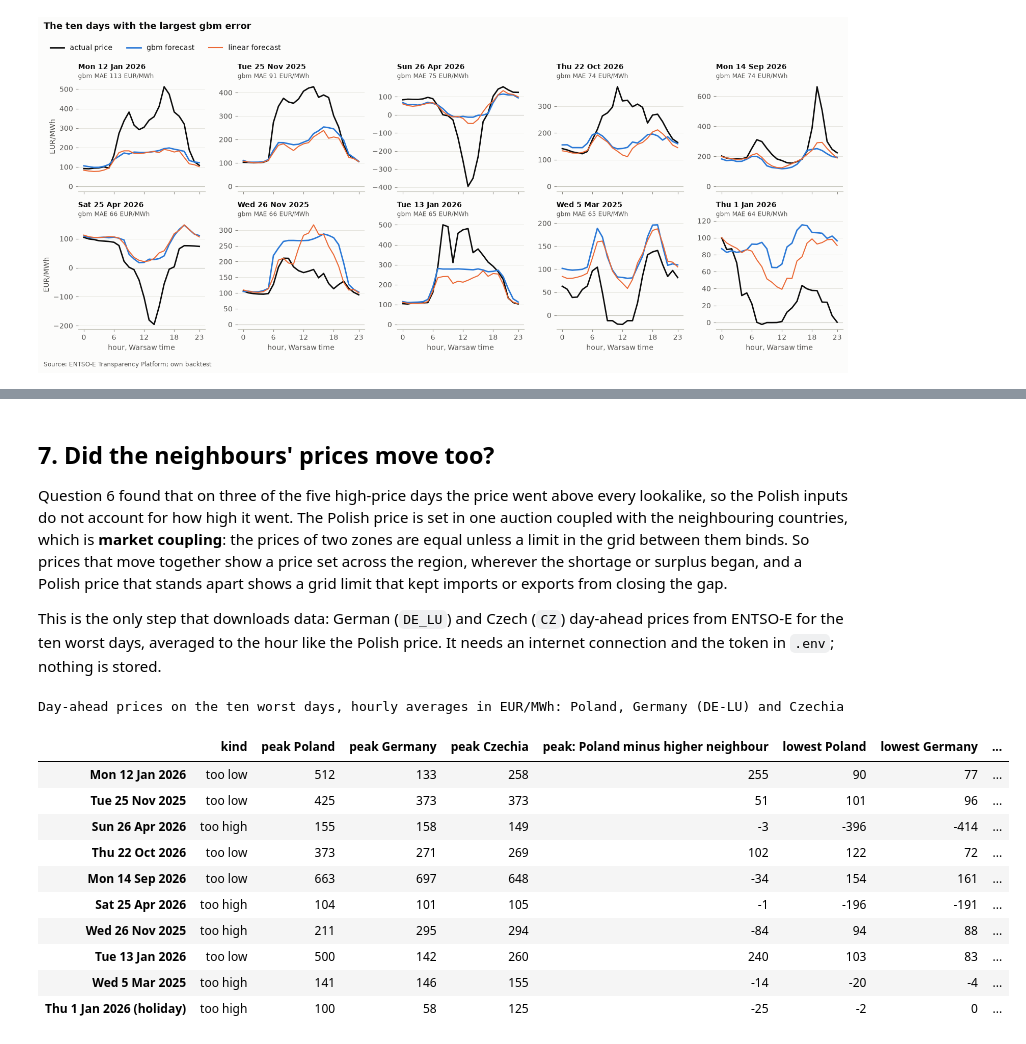
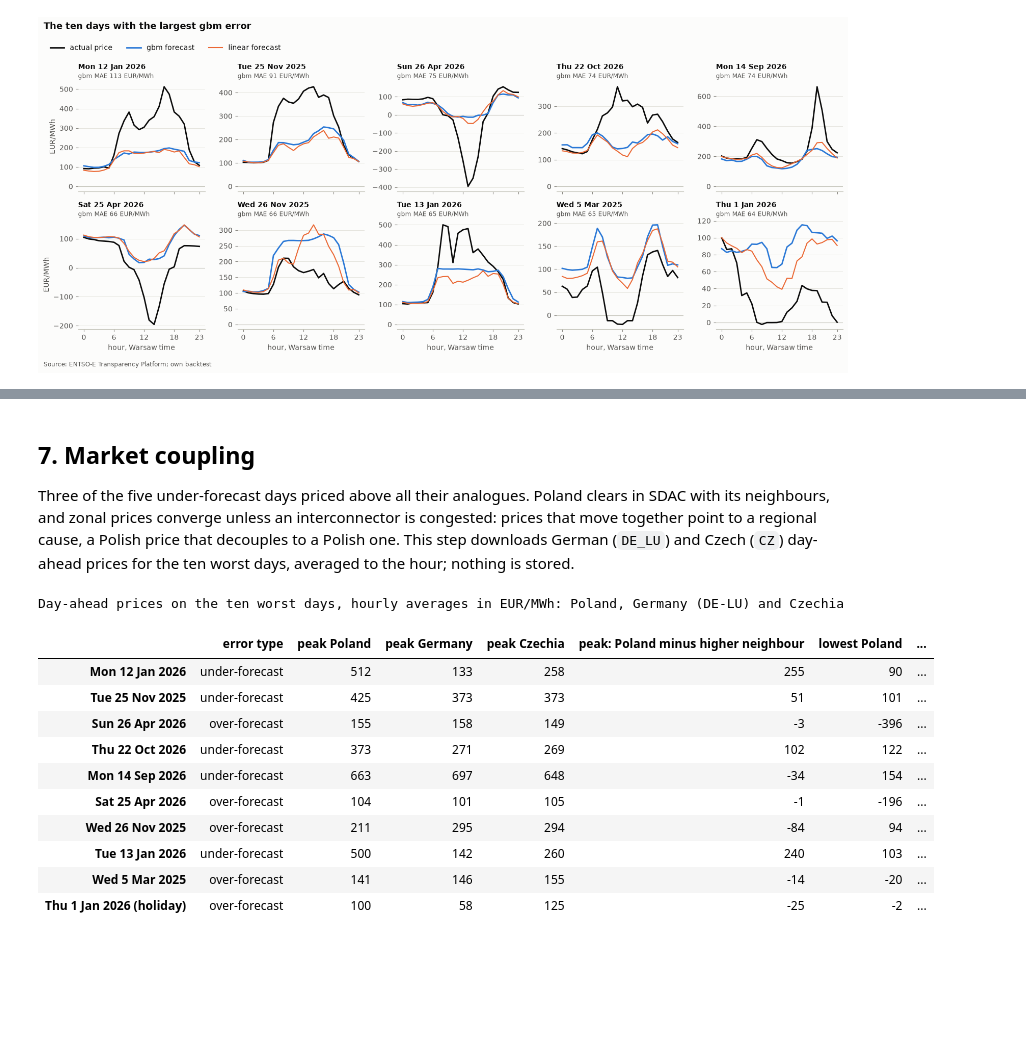
Before and after one commit to Tomek72/pl-dayahead, a Jupyter notebook: notebooks/02_error_analysis.ipynb, the cells around one changed output, grey strips where cells are left out. Drawn from its saved outputs; the diff is of its cells as text; code cells hidden in the pictures; blank space fills up the shorter version.

```diff
--- a/notebooks/02_post_mortem.ipynb
+++ b/notebooks/02_error_analysis.ipynb
@@ -552,42 +532,42 @@ The change leaves part of the misses unexplained: on the too-low days the papers
 # %%
-# For each worst day: where day d's own forecasts fall among comparable days. Comparable days are those within
-# 30 days of it, before or after, of the same type (working day, or weekend and holiday), without the day itself.
-# Each percentile is the share of comparable days with a lower value: 0 is the lowest, 100 the highest.
+# For each worst day: where day d's own forecasts fall in its reference window, the days within 30 days of it,
+# before or after, of the same type (working day, or weekend and holiday), without the day itself.
+# Each percentile is the share of reference days with a lower value: 0 is the lowest, 100 the highest.
 per_day = hours.groupby('day').agg(
     wind=('wind_fcst', 'mean'), peak_load=('load_fcst', 'max'),
-    res_max=('residual_load_fcst', 'max'), res_min=('residual_load_fcst', 'min'),
+    residual_max=('residual_load_fcst', 'max'), residual_min=('residual_load_fcst', 'min'),
 ) / MW_PER_GW
 per_day['off'] = (per_day.index.dayofweek >= 5) | daily['holiday'].reindex(per_day.index).to_numpy()
 
 
-def comparison_days(day):
-    # The comparable days defined above. Question 6 uses the same function, so the rule cannot drift.
+def reference_days(day):
+    # The reference window defined above. Section 6 uses the same function, so the rule cannot drift.
     window = abs(per_day.index - day) <= pd.Timedelta(days=30)
     same_type = (per_day['off'] == per_day.loc[day, 'off']).to_numpy()
     return per_day[window & same_type].drop(day)
 
 
-INPUT_NAMES = {'wind': 'wind', 'peak_load': 'peak load', 'res_max': 'tightest hour', 'res_min': 'loosest hour'}
+INPUT_NAMES = {'wind': 'wind', 'peak_load': 'peak load', 'residual_max': 'peak residual load', 'residual_min': 'minimum residual load'}
 rows = []
 for day in worst.index:
-    comparison = comparison_days(day)
-    row = {('kind', ''): worst.loc[day, 'kind'], ('comparison days', ''): len(comparison)}
+    reference = reference_days(day)
+    row = {('error type', ''): worst.loc[day, 'error_type'], ('reference days', ''): len(reference)}
     for column, name in INPUT_NAMES.items():
         row[(name, 'GW')] = per_day.loc[day, column]
-        row[(name, 'percentile')] = 100 * (comparison[column] < per_day.loc[day, column]).mean()
+        row[(name, 'percentile')] = 100 * (reference[column] < per_day.loc[day, column]).mean()
     rows.append(pd.Series(row, name=day))
 inputs = pd.DataFrame(rows)
 
 # Which inputs are extreme (beyond the 5th or 95th percentile), and which miss that cut-off by a single
-# comparison day: with n comparison days, one day moves a percentile by 100/n points.
+# reference day: with n reference days, one day moves a percentile by 100/n points.
 percentile_columns = [(name, 'percentile') for name in INPUT_NAMES.values()]
 for day in inputs.index:
-    comparison_count = inputs.loc[day, ('comparison days', '')]
+    reference_count = inputs.loc[day, ('reference days', '')]
     percentiles = {name: inputs.loc[day, (name, 'percentile')] for name in INPUT_NAMES.values()}
     extreme_inputs = [name for name, percentile in percentiles.items() if not 5 <= percentile <= 95]
-    one_day_short = [name for name, percentile in percentiles.items() if name not in extreme_inputs and (percentile + 100 / comparison_count > 95 or percentile - 100 / comparison_count < 5)]
-    print(f"{day_label(day, weekday=False)} ({inputs.loc[day, ('kind', '')]}): extreme {', '.join(extreme_inputs) or 'none'}"
-          + (f"; one comparison day short: {', '.join(one_day_short)}" if one_day_short else ''))
+    one_day_short = [name for name, percentile in percentiles.items() if name not in extreme_inputs and (percentile + 100 / reference_count > 95 or percentile - 100 / reference_count < 5)]
+    print(f"{day_label(day, weekday=False)} ({inputs.loc[day, ('error type', '')]}): extreme {', '.join(extreme_inputs) or 'none'}"
+          + (f"; one reference day short: {', '.join(one_day_short)}" if one_day_short else ''))
 has_extreme = ((inputs[percentile_columns] > 95) | (inputs[percentile_columns] < 5)).any(axis=1)
 print(f"{has_extreme.sum()} of {len(inputs)} days have at least one extreme input")
 
@@ -595,9 +575,9 @@ print(f"{has_extreme.sum()} of {len(inputs)} days have at least one extreme inpu
 # year: when load rises through the season, the last day of a one-sided window ranks near the top.
 last_day = per_day.index.max()
 for day in inputs.index[inputs.index + pd.Timedelta(days=30) > last_day]:
-    comparison = comparison_days(day)
+    reference = reference_days(day)
     print(f"{day_label(day, weekday=False)}: the data ends on {day_label(last_day, weekday=False)}, so "
-          f"{(comparison.index < day).sum()} comparison days come before it and {(comparison.index > day).sum()} after")
+          f"{(reference.index < day).sum()} reference days come before it and {(reference.index > day).sum()} after")
     trend_by_year = {}
     for year in sorted(set(per_day.index.year)):
         centre = day.replace(year=year)
@@ -609,6 +589,6 @@ for day in inputs.index[inputs.index + pd.Timedelta(days=30) > last_day]:
 
 gw_columns = [(name, 'GW') for name in INPUT_NAMES.values()]
 (inputs.set_axis(day_labels).style.format('{:.1f}', subset=gw_columns + percentile_columns)
- .pipe(captioned, "Day d's forecasts on the ten worst days: mean wind, peak load, and residual load in the tightest and "
-              "loosest hours, in GW, with each one's percentile among the comparison days"))
+ .pipe(captioned, "Day d's forecasts on the ten worst days: mean wind, peak load, and peak and minimum residual load, in GW, "
+              "with each one's percentile in the reference window"))
 # %% [output]
@@ -833,48 +811,46 @@ Median error in the tightest hour on tight days, forecast minus price, EUR/MWh,
 # %% [markdown]
-## 7. Did the neighbours' prices move too?
+## 7. Market coupling
 
-Question 6 found that on three of the five high-price days the price went above every lookalike, so the Polish inputs do not account for how high it went. The Polish price is set in one auction coupled with the neighbouring countries, which is **market coupling**: the prices of two zones are equal unless a limit in the grid between them binds. So prices that move together show a price set across the region, wherever the shortage or surplus began, and a Polish price that stands apart shows a grid limit that kept imports or exports from closing the gap.
-
-This is the only step that downloads data: German (`DE_LU`) and Czech (`CZ`) day-ahead prices from ENTSO-E for the ten worst days, averaged to the hour like the Polish price. It needs an internet connection and the token in `.env`; nothing is stored.
+Three of the five under-forecast days priced above all their analogues. Poland clears in SDAC with its neighbours, and zonal prices converge unless an interconnector is congested: prices that move together point to a regional cause, a Polish price that decouples to a Polish one. This step downloads German (`DE_LU`) and Czech (`CZ`) day-ahead prices for the ten worst days, averaged to the hour; nothing is stored.
 # %%
 from entsoe import EntsoePandasClient
 from pl_dayahead.config import entsoe_token
 
 client = EntsoePandasClient(api_key=entsoe_token(), timeout=60)
 rows = []
 for day in worst.index:
     start = day.tz_localize(LOCAL_TZ)
     end = start + pd.Timedelta(days=1)
     row = {'PL max': worst.loc[day, 'actual_max'], 'PL min': worst.loc[day, 'actual_min']}
     for zone in ['DE_LU', 'CZ']:
         zone_prices = client.query_day_ahead_prices(zone, start=start, end=end)
         zone_hourly = zone_prices[(zone_prices.index >= start) & (zone_prices.index < end)].resample('h').mean()
         row[f'{zone} max'], row[f'{zone} min'] = zone_hourly.max(), zone_hourly.min()
     rows.append(pd.Series(row, name=day))
 neighbours = pd.DataFrame(rows)
 
 # Poland against its neighbours: its peak minus the higher neighbour's (positive means above both), and its
 # lowest price minus the lower neighbour's (negative means below both).
 neighbour_table = pd.DataFrame({
-    'kind': worst['kind'],
+    'error type': worst['error_type'],
     'peak Poland': neighbours['PL max'], 'peak Germany': neighbours['DE_LU max'], 'peak Czechia': neighbours['CZ max'],
     'peak: Poland minus higher neighbour': neighbours['PL max'] - neighbours[['DE_LU max', 'CZ max']].max(axis=1),
     'lowest Poland': neighbours['PL min'], 'lowest Germany': neighbours['DE_LU min'], 'lowest Czechia': neighbours['CZ min'],
     'lowest: Poland minus lower neighbour': neighbours['PL min'] - neighbours[['DE_LU min', 'CZ min']].min(axis=1),
 })
 (neighbour_table.set_axis(day_labels).style.format(whole, subset=list(neighbour_table.columns[1:]))
  .pipe(captioned, 'Day-ahead prices on the ten worst days, hourly averages in EUR/MWh: Poland, Germany (DE-LU) and Czechia'))
 # %% [output]
 Day-ahead prices on the ten worst days, hourly averages in EUR/MWh: Poland, Germany (DE-LU) and Czechia
-|  | kind | peak Poland | peak Germany | peak Czechia | peak: Poland minus higher neighbour | lowest Poland | lowest Germany | ... |
-| Mon 12 Jan 2026 | too low | 512 | 133 | 258 | 255 | 90 | 77 | ... |
-| Tue 25 Nov 2025 | too low | 425 | 373 | 373 | 51 | 101 | 96 | ... |
-| Sun 26 Apr 2026 | too high | 155 | 158 | 149 | -3 | -396 | -414 | ... |
-| Thu 22 Oct 2026 | too low | 373 | 271 | 269 | 102 | 122 | 72 | ... |
-| Mon 14 Sep 2026 | too low | 663 | 697 | 648 | -34 | 154 | 161 | ... |
-| Sat 25 Apr 2026 | too high | 104 | 101 | 105 | -1 | -196 | -191 | ... |
-| Wed 26 Nov 2025 | too high | 211 | 295 | 294 | -84 | 94 | 88 | ... |
-| Tue 13 Jan 2026 | too low | 500 | 142 | 260 | 240 | 103 | 83 | ... |
-| Wed 5 Mar 2025 | too high | 141 | 146 | 155 | -14 | -20 | -4 | ... |
-| Thu 1 Jan 2026 (holiday) | too high | 100 | 58 | 125 | -25 | -2 | 0 | ... |
+|  | error type | peak Poland | peak Germany | peak Czechia | peak: Poland minus higher neighbour | lowest Poland | ... |
+| Mon 12 Jan 2026 | under-forecast | 512 | 133 | 258 | 255 | 90 | ... |
+| Tue 25 Nov 2025 | under-forecast | 425 | 373 | 373 | 51 | 101 | ... |
+| Sun 26 Apr 2026 | over-forecast | 155 | 158 | 149 | -3 | -396 | ... |
+| Thu 22 Oct 2026 | under-forecast | 373 | 271 | 269 | 102 | 122 | ... |
+| Mon 14 Sep 2026 | under-forecast | 663 | 697 | 648 | -34 | 154 | ... |
+| Sat 25 Apr 2026 | over-forecast | 104 | 101 | 105 | -1 | -196 | ... |
+| Wed 26 Nov 2025 | over-forecast | 211 | 295 | 294 | -84 | 94 | ... |
+| Tue 13 Jan 2026 | under-forecast | 500 | 142 | 260 | 240 | 103 | ... |
+| Wed 5 Mar 2025 | over-forecast | 141 | 146 | 155 | -14 | -20 | ... |
+| Thu 1 Jan 2026 (holiday) | over-forecast | 100 | 58 | 125 | -25 | -2 | ... |
 # %% [markdown]
```
Also changed, not shown: parts of 34 cells of this notebook, 5 other files.
